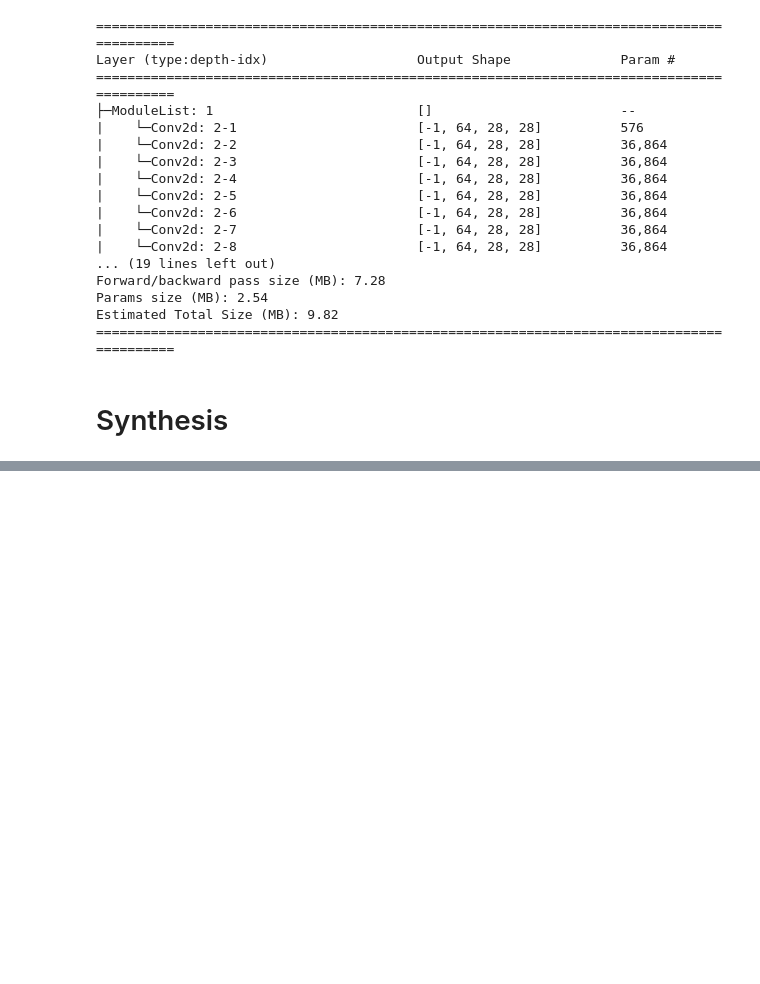
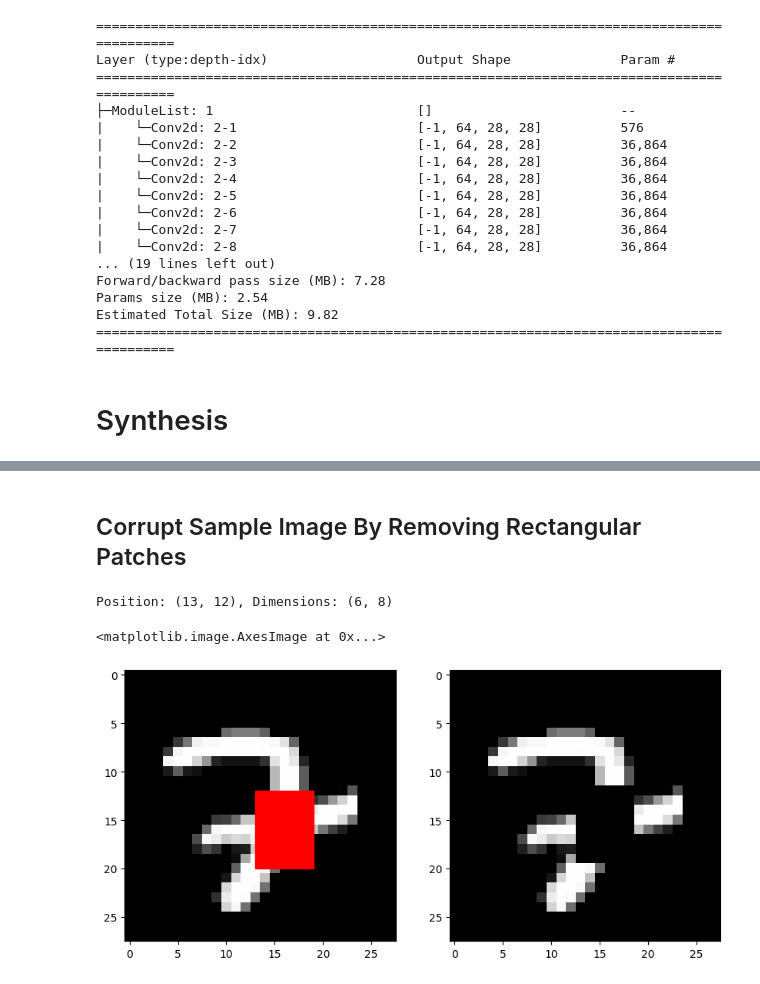
Before and after one commit to mbryant2025/universal_inverse_implementation, a Jupyter notebook: playground.ipynb, the cells around one changed output, grey strips where cells are left out. Saved outputs shown, nothing was run; the diff lists cells and outputs as text; code cells hidden in the pictures; blank space fills up the shorter version.

```diff
--- a/playground.ipynb
+++ b/playground.ipynb
@@ -176,0 +200,42 @@ Sigma: 0.010159921832382679, t: 221, Sigma_L 0.01
+# %% [markdown]
+## Corrupt Sample Image By Removing Rectangular Patches
+# %%
+import matplotlib
+
+# Random location on image
+half_image_size = 28/2
+quarter_image_size = 28/4
+
+# Place rectangle in roughly center of image
+rectangle_pos = (random.randint(quarter_image_size,half_image_size-1), random.randint(quarter_image_size,half_image_size-1))
+
+# Random size rectangle
+min_ = 6
+max_ = 12
+rectangle_dimensions = (random.randint(min_,max_), random.randint(min_,max_))
+
+print(f'Position: {rectangle_pos}, Dimensions: {rectangle_dimensions}')
+
+fig, ax = plt.subplots(1, 2, figsize=(10,10))
+
+# Plot the image with the rectangle in red
+ax[0].imshow(x[0,:,:].detach().numpy(), cmap='gray')
+
+# 2x2 rectangle at 5,5
+ax[0].add_patch(matplotlib.patches.Rectangle(rectangle_pos, rectangle_dimensions[0], rectangle_dimensions[1], color='red'))
+
+# Create a mask of zeros with the same size as the image
+mask = torch.ones_like(x)
+
+# Set the mask to zero where the rectangle is
+mask[0,rectangle_pos[1]:rectangle_pos[1]+rectangle_dimensions[1],rectangle_pos[0]:rectangle_pos[0]+rectangle_dimensions[0]] = 0
+
+# Multiply the image by the mask to remove the rectangle
+x_c = x * mask
+
+# Plot the masked image
+ax[1].imshow(x_c[0,:,:].detach().numpy(), cmap='gray')
+# %% [output]
+Position: (13, 12), Dimensions: (6, 8)
+<matplotlib.image.AxesImage at 0x...>
+[figure, added]
```
Also changed, not shown: parts of 6 cells of this notebook, 2 other files.
